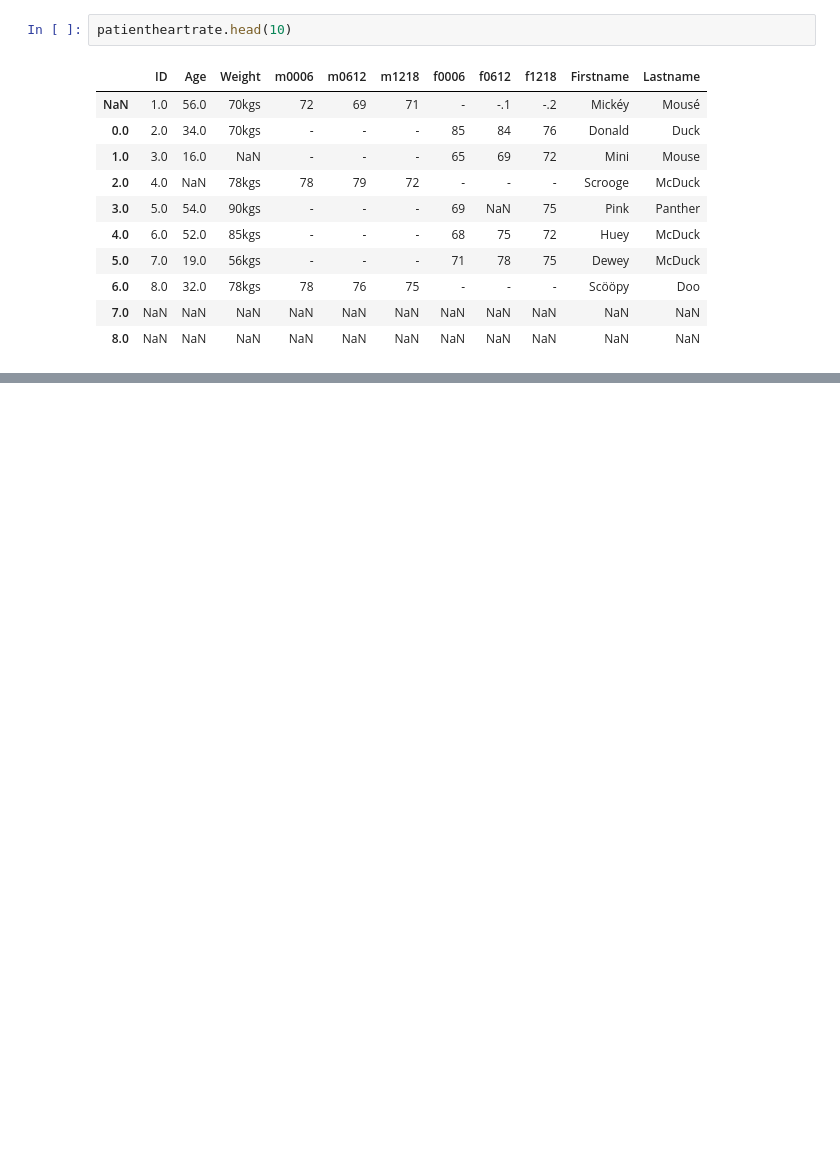
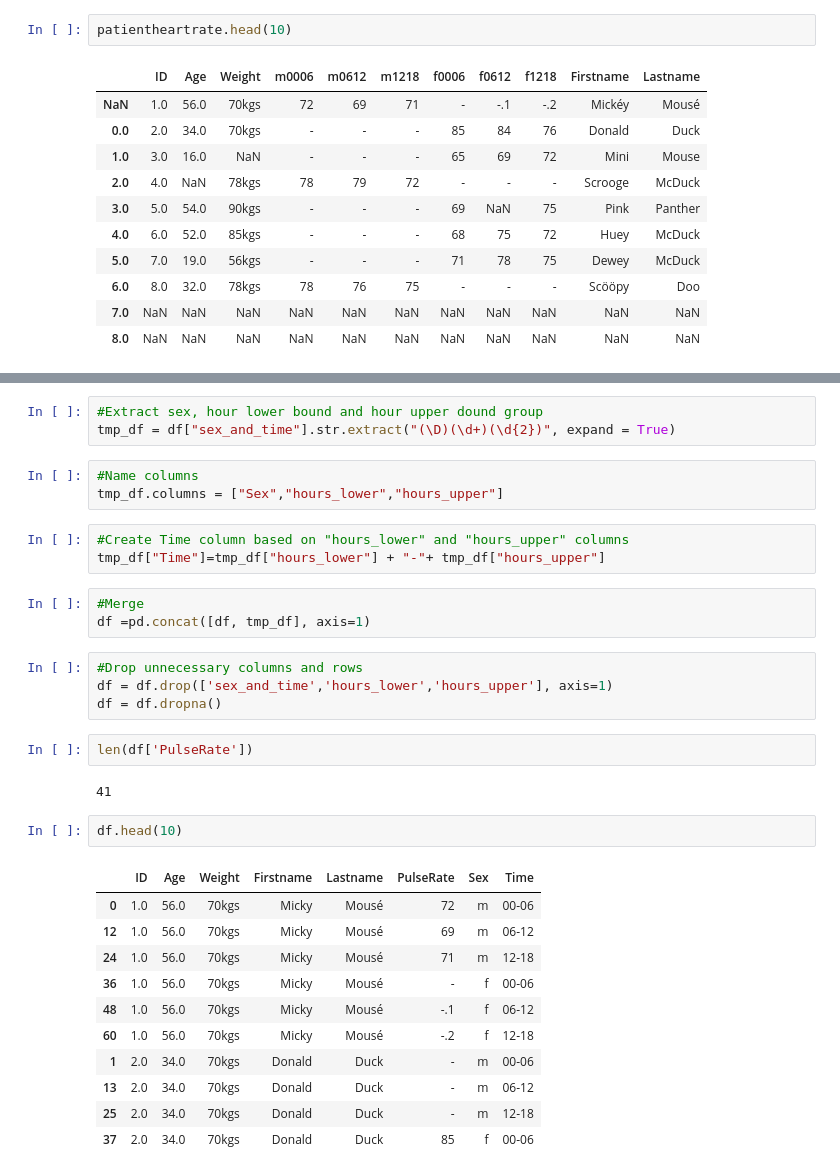
Before and after one commit to PhamBaVuong/DataAnalysisDeepLearning, a Jupyter notebook: Lab03.ipynb, the cells around one changed output, grey strips where cells are left out. Cells and saved outputs as stored; diff of their text form; blank space fills up the shorter version.

```diff
--- a/Lab03.ipynb
+++ b/Lab03.ipynb
@@ -112,0 +263,34 @@ patientheartrate.head(10)
+# %%
+#Extract sex, hour lower bound and hour upper dound group
+tmp_df = df["sex_and_time"].str.extract("(\D)(\d+)(\d{2})", expand = True)
+# %%
+#Name columns
+tmp_df.columns = ["Sex","hours_lower","hours_upper"]
+# %%
+#Create Time column based on "hours_lower" and "hours_upper" columns
+tmp_df["Time"]=tmp_df["hours_lower"] + "-"+ tmp_df["hours_upper"]
+# %%
+#Merge
+df =pd.concat([df, tmp_df], axis=1)
+# %%
+#Drop unnecessary columns and rows
+df = df.drop(['sex_and_time','hours_lower','hours_upper'], axis=1)
+df = df.dropna()
+# %%
+len(df['PulseRate'])
+# %% [output]
+41
+# %%
+df.head(10)
+# %% [output]
+|  | ID | Age | Weight | Firstname | Lastname | PulseRate | Sex | Time |
+| 0 | 1.0 | 56.0 | 70kgs | Micky | Mousé | 72 | m | 00-06 |
+| 12 | 1.0 | 56.0 | 70kgs | Micky | Mousé | 69 | m | 06-12 |
+| 24 | 1.0 | 56.0 | 70kgs | Micky | Mousé | 71 | m | 12-18 |
+| 36 | 1.0 | 56.0 | 70kgs | Micky | Mousé | - | f | 00-06 |
+| 48 | 1.0 | 56.0 | 70kgs | Micky | Mousé | -.1 | f | 06-12 |
+| 60 | 1.0 | 56.0 | 70kgs | Micky | Mousé | -.2 | f | 12-18 |
+| 1 | 2.0 | 34.0 | 70kgs | Donald | Duck | - | m | 00-06 |
+| 13 | 2.0 | 34.0 | 70kgs | Donald | Duck | - | m | 06-12 |
+| 25 | 2.0 | 34.0 | 70kgs | Donald | Duck | - | m | 12-18 |
+| 37 | 2.0 | 34.0 | 70kgs | Donald | Duck | 85 | f | 00-06 |
```
Also changed, not shown: parts of 40 cells of this notebook.
